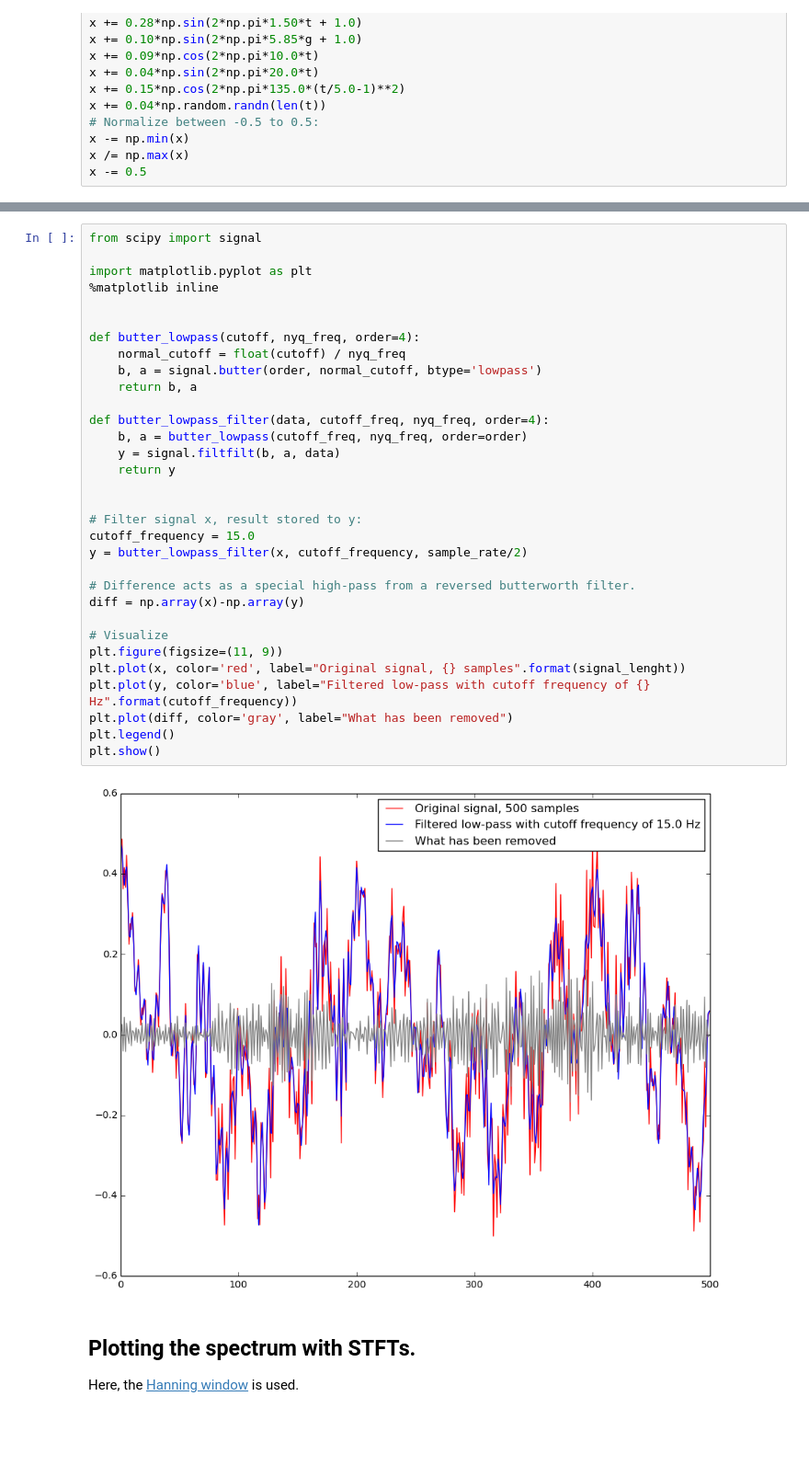
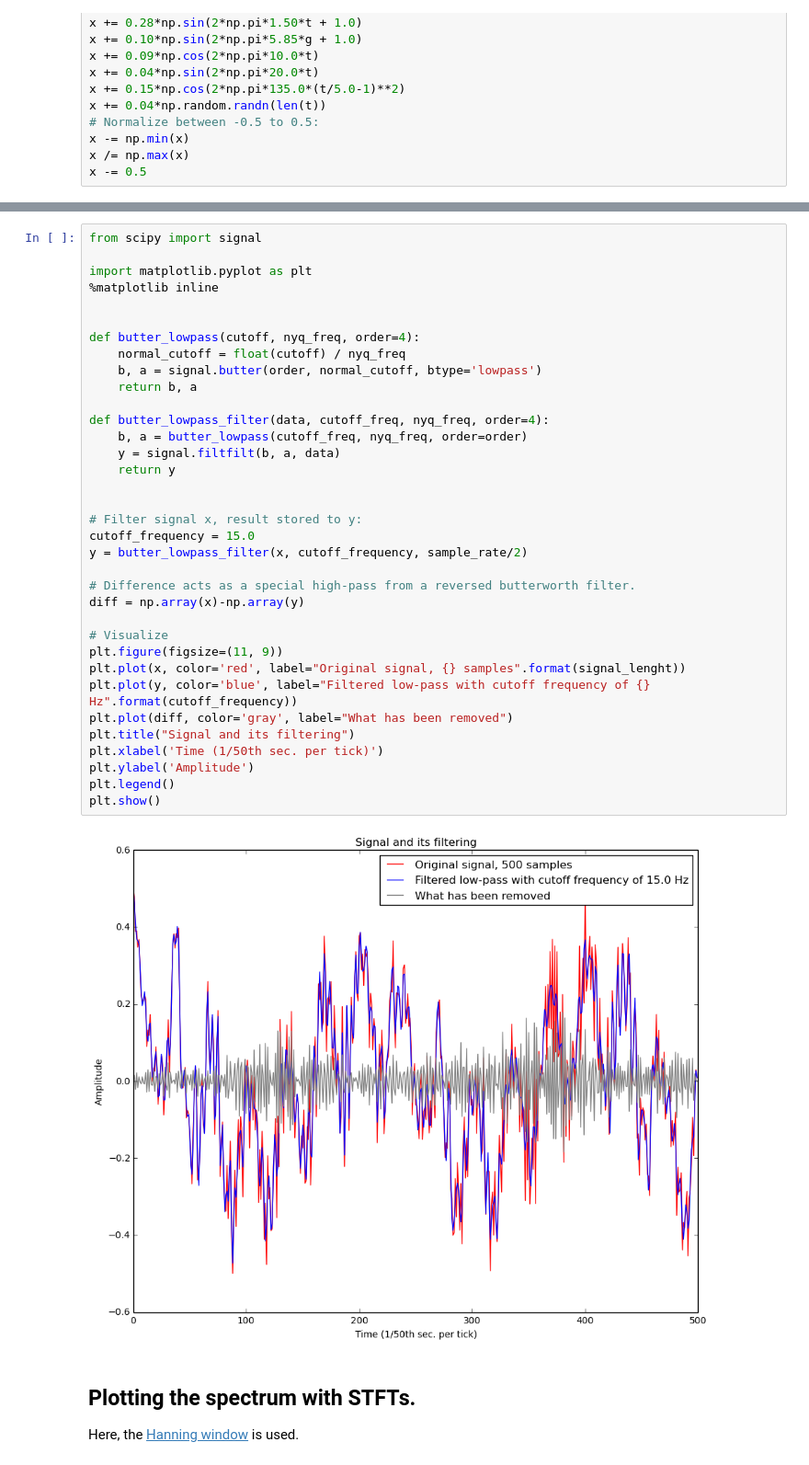
Before and after one commit to guillaume-chevalier/filtering-stft-and-laplace-transform, a Jupyter notebook: Filtering.ipynb, the cells around one changed output, grey strips where cells are left out. Shown at 92% size. Cells and saved outputs as stored; diff of their text form; blank space fills up the shorter version.

```diff
--- a/Filtering.ipynb
+++ b/Filtering.ipynb
@@ -36,34 +38,37 @@ from scipy import signal
 import matplotlib.pyplot as plt
 %matplotlib inline
 
 
 def butter_lowpass(cutoff, nyq_freq, order=4):
     normal_cutoff = float(cutoff) / nyq_freq
     b, a = signal.butter(order, normal_cutoff, btype='lowpass')
     return b, a
 
 def butter_lowpass_filter(data, cutoff_freq, nyq_freq, order=4):
     b, a = butter_lowpass(cutoff_freq, nyq_freq, order=order)
     y = signal.filtfilt(b, a, data)
     return y
 
 
 # Filter signal x, result stored to y:
 cutoff_frequency = 15.0
 y = butter_lowpass_filter(x, cutoff_frequency, sample_rate/2)
 
 # Difference acts as a special high-pass from a reversed butterworth filter.
 diff = np.array(x)-np.array(y)
 
 # Visualize
 plt.figure(figsize=(11, 9))
 plt.plot(x, color='red', label="Original signal, {} samples".format(signal_lenght))
 plt.plot(y, color='blue', label="Filtered low-pass with cutoff frequency of {} Hz".format(cutoff_frequency))
 plt.plot(diff, color='gray', label="What has been removed")
+plt.title("Signal and its filtering")
+plt.xlabel('Time (1/50th sec. per tick)')
+plt.ylabel('Amplitude')
 plt.legend()
 plt.show()
 # %% [output]
-[figure, old version]
+[figure, new version]
 # %% [markdown]
 ## Plotting the spectrum with STFTs.
 
```
Also changed, not shown: parts of 6 cells of this notebook, 11 other files.
